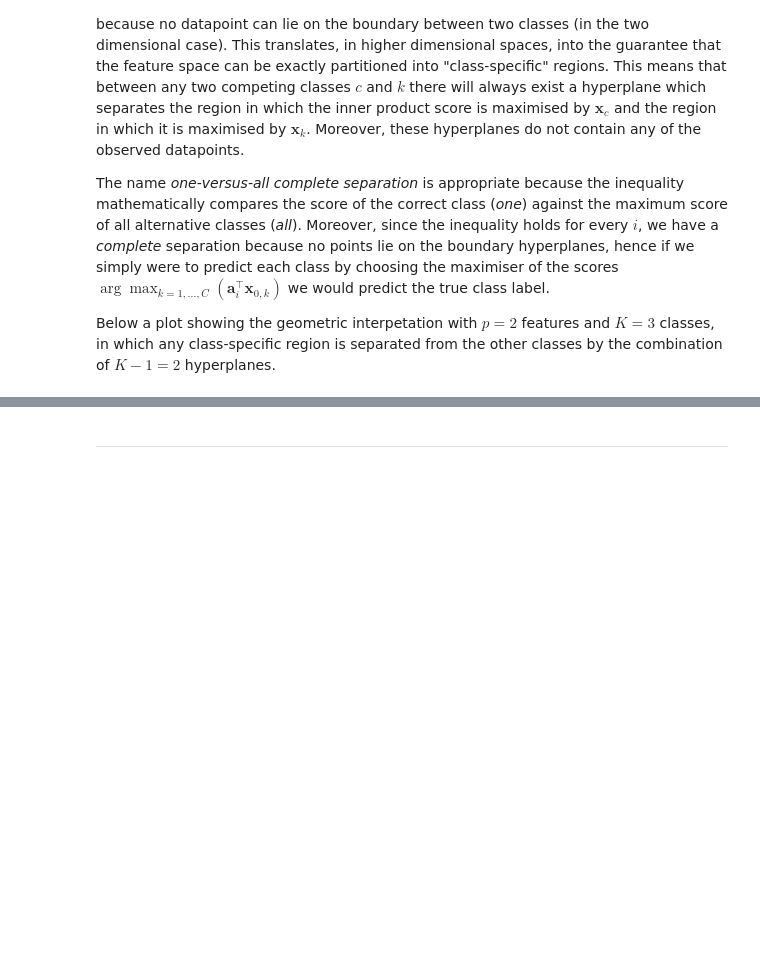
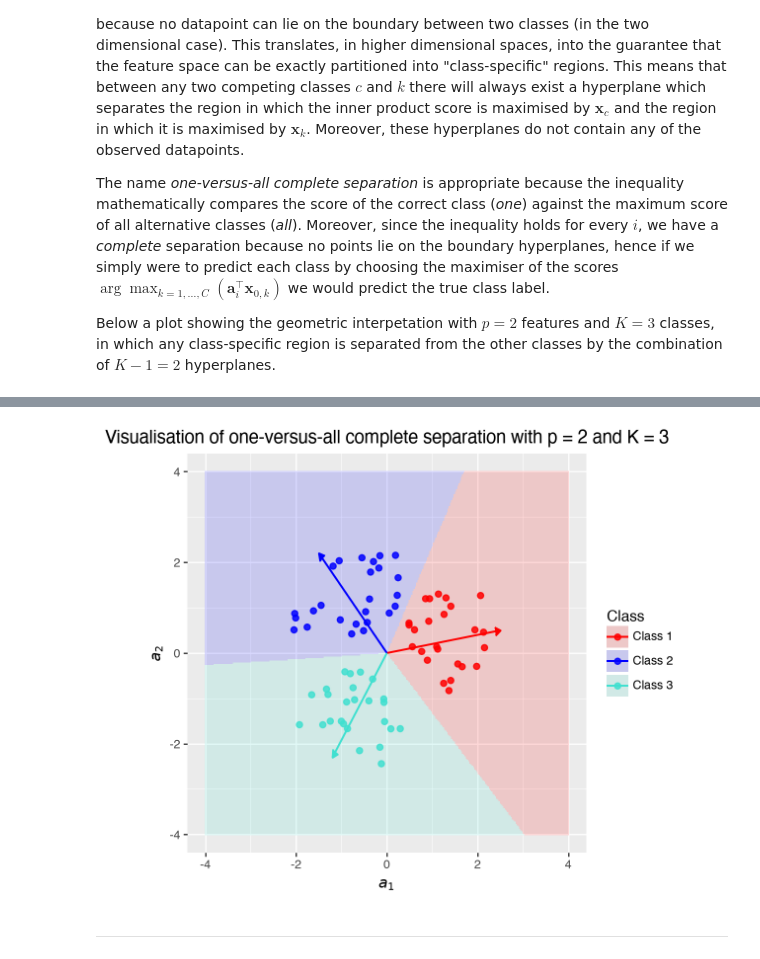
Before and after one commit to DavideRossi123/Assignment-1-Maths-of-Data, a Jupyter notebook: Part 1 - Theory.ipynb, the cells around one changed output, grey strips where cells are left out. Cells and saved outputs as stored; diff of their text form; code cells hidden in the pictures; blank space fills up the shorter version.

Commit message:
Plot revisited

```diff
--- a/Part 1 - Theory.ipynb
+++ b/Part 1 - Theory.ipynb
@@ -253,3 +208,61 @@ plt.show()
+# %%
+import numpy as np
+import pandas as pd
+from plotnine import *
+
+# We simulate some data in a range of (Class specific vector angle $\pm \pi/4$)
+rng = np.random.default_rng(1)
+X0 = np.array([[2.5, 0.5], [-1.5, 2.2], [-1.2, -2.3]])
+colors = ["red", "blue", "turquoise"]
+
+A, b = [], []
+for c in range(3):
+    ang = np.arctan2(X0[c, 1], X0[c, 0])
+    for _ in range(25):
+        r = rng.uniform(0.5, 2.5)
+        t = ang + rng.uniform(-3.14/4, 3.14/4)
+        A.append([r * np.cos(t), r * np.sin(t)])
+        b.append(f"Class {c+1}")
+
+df = pd.DataFrame(A, columns = ["a1", "a2"])
+df["Class"] = b
+
+# Decision boundary background grid
+g = np.linspace(-4, 4, 300)
+GX, GY = np.meshgrid(g, g)
+P = np.c_[GX.ravel(), GY.ravel()]
+pred_class = (P @ X0.T).argmax(1)
+
+grid_df = pd.DataFrame(P, columns = ["a1", "a2"])
+grid_df["Class"] = [f"Class {c+1}" for c in pred_class]
+
+#  Setting vector endpoints
+vec_df = pd.DataFrame(X0, columns = ["a1", "a2"])
+vec_df["Class"] = [f"Class {i+1}" for i in range(3)]
+vec_df["x0"] = 0
+vec_df["y0"] = 0
+
+# Plotting
+(
+    ggplot() +
+    geom_tile(grid_df,
+                aes(x = "a1", y = "a2", fill = "Class"),
+                alpha = 0.15) +
+    geom_point(df,
+                 aes(x = "a1", y = "a2", color = "Class"),
+                 size = 2,
+                 alpha = 0.85) +
+    geom_segment(vec_df,
+                 aes(x = "x0", y = "y0", xend = "a1", yend = "a2", color = "Class"),
+                 arrow = arrow(length = 0.1, type = "closed"),
+                 size = 0.8) +
+    scale_color_manual(values = colors) +
+    scale_fill_manual(values = colors) +
+    coord_equal(xlim = (-4, 4), ylim = (-4, 4)) +
+    labs(title = "Visualisation of one-versus-all complete separation with p = 2 and K = 3", x = r"$a_1$", y = r"$a_2$")
+)
+# %% [output]
+[figure, added]
 # %% [markdown]
 ---
 # %% [markdown]
```
Also changed, not shown: parts of 2 cells of this notebook.
